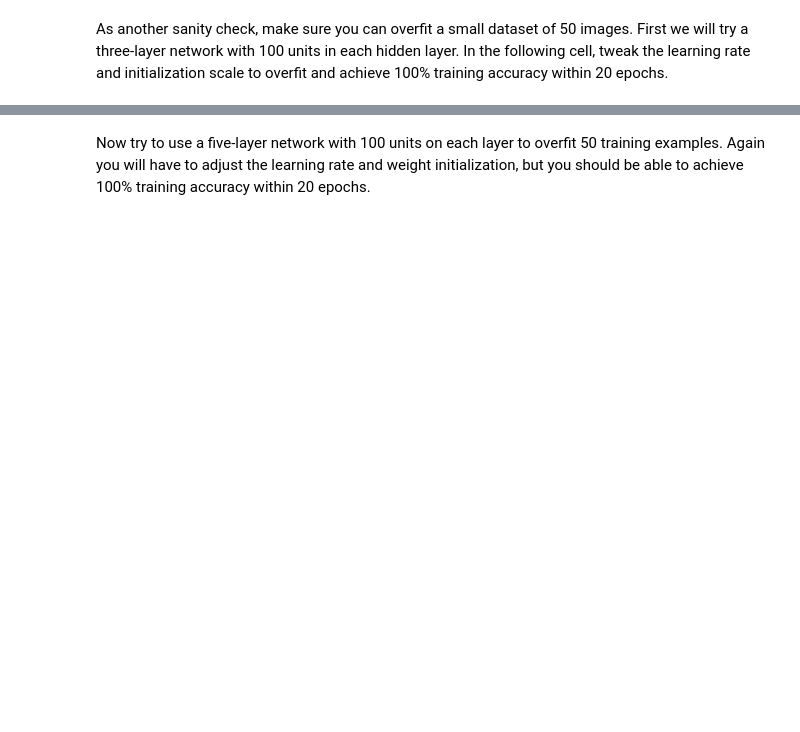
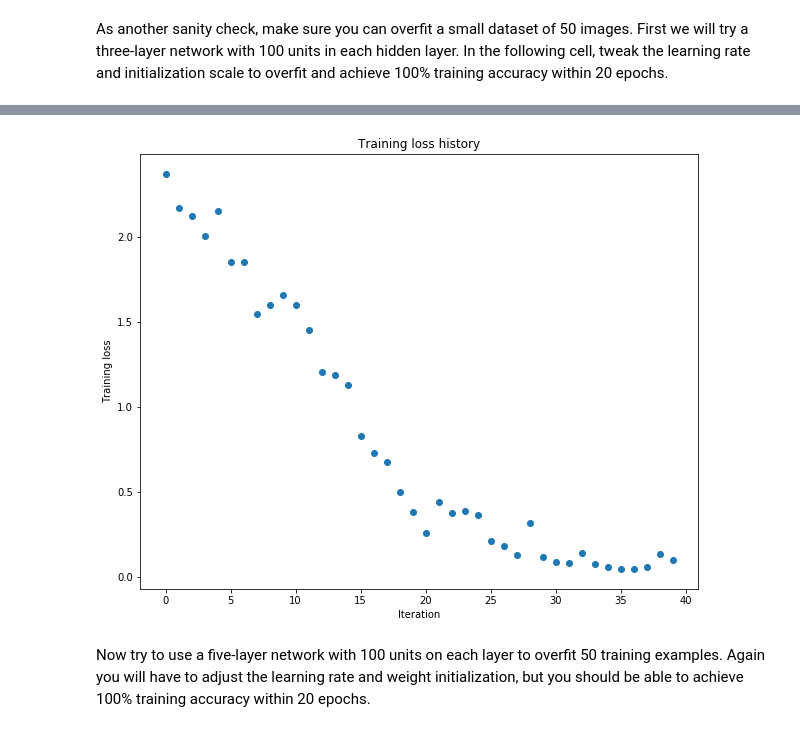
Before and after one commit to lx1374327576/intelligence_study, a Jupyter notebook: assignment2/FullyConnectedNets.ipynb, the cells around one changed output, grey strips where cells are left out. Drawn from its saved outputs; the diff is of its cells as text; code cells hidden in the pictures; blank space fills up the shorter version.

```diff
--- a/assignment2/FullyConnectedNets.ipynb
+++ b/assignment2/FullyConnectedNets.ipynb
@@ -427,7 +444,7 @@ small_data = {
 }
 
 weight_scale = 1e-2
-learning_rate = 1e-4
+learning_rate = 8e-3
 model = FullyConnectedNet([100, 100],
               weight_scale=weight_scale, dtype=np.float64)
 solver = Solver(model, small_data,
@@ -435,7 +452,8 @@ solver = Solver(model, small_data,
                 update_rule='sgd',
                 optim_config={
                   'learning_rate': learning_rate,
-                }
+                },
+                verbose=True,
          )
 solver.train()
 
@@ -444,3 +462,4 @@ plt.title('Training loss history')
 plt.xlabel('Iteration')
 plt.ylabel('Training loss')
 plt.show()
+# %% [output]
@@ -447,3 +483,4 @@ plt.show()
+[figure, added]
 # %% [markdown]
 Now try to use a five-layer network with 100 units on each layer to overfit 50 training examples. Again you will have to adjust the learning rate and weight initialization, but you should be able to achieve 100% training accuracy within 20 epochs.
 # %%
```
Also changed, not shown: parts of 12 cells of this notebook, 3 other files.
